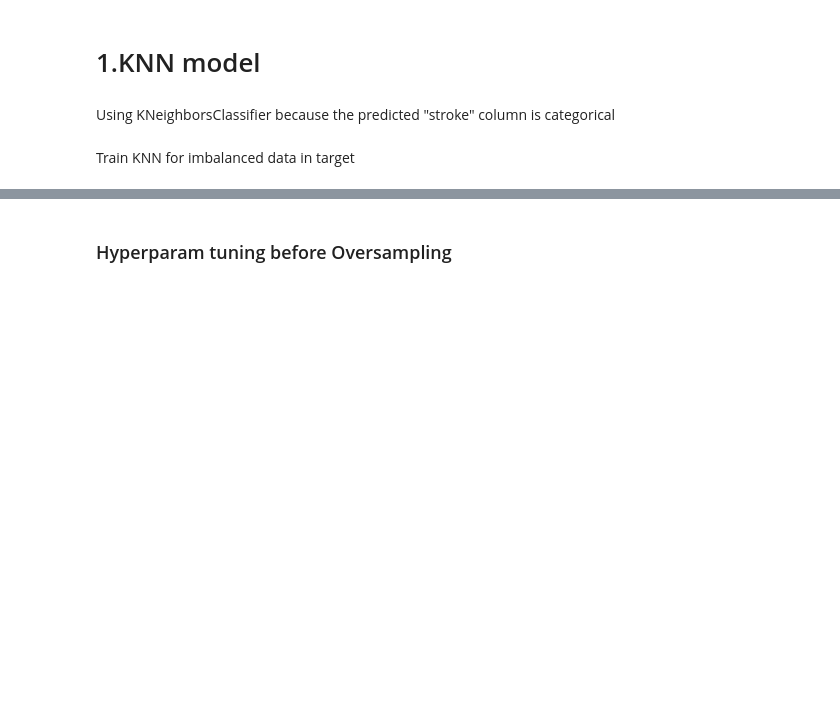
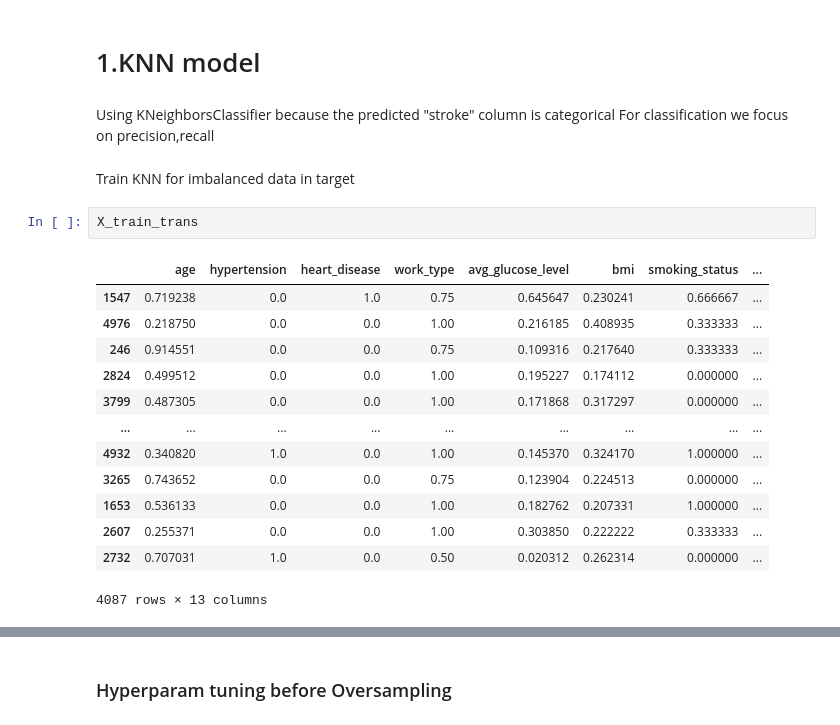
Before and after one commit to Egbe34/ML-Project, a Jupyter notebook: notebooks/robert_ml_101.ipynb, the cells around one changed output, grey strips where cells are left out. Drawn from its saved outputs; the diff is of its cells as text; blank space fills up the shorter version.

```diff
--- a/notebooks/robert_ml_101.ipynb
+++ b/notebooks/robert_ml_101.ipynb
@@ -209,8 +209,25 @@ Name: count, dtype: int64
 # 1.KNN model
 # %% [markdown]
 Using KNeighborsClassifier because the predicted "stroke" column is categorical
+For classification we focus on precision,recall
 # %% [markdown]
 Train KNN for imbalanced data in target
+# %%
+X_train_trans
+# %% [output]
+|  | age | hypertension | heart_disease | work_type | avg_glucose_level | bmi | smoking_status | ... |
+| 1547 | 0.719238 | 0.0 | 1.0 | 0.75 | 0.645647 | 0.230241 | 0.666667 | ... |
+| 4976 | 0.218750 | 0.0 | 0.0 | 1.00 | 0.216185 | 0.408935 | 0.333333 | ... |
+| 246 | 0.914551 | 0.0 | 0.0 | 0.75 | 0.109316 | 0.217640 | 0.333333 | ... |
+| 2824 | 0.499512 | 0.0 | 0.0 | 1.00 | 0.195227 | 0.174112 | 0.000000 | ... |
+| 3799 | 0.487305 | 0.0 | 0.0 | 1.00 | 0.171868 | 0.317297 | 0.000000 | ... |
+| ... | ... | ... | ... | ... | ... | ... | ... | ... |
+| 4932 | 0.340820 | 1.0 | 0.0 | 1.00 | 0.145370 | 0.324170 | 1.000000 | ... |
+| 3265 | 0.743652 | 0.0 | 0.0 | 0.75 | 0.123904 | 0.224513 | 0.000000 | ... |
+| 1653 | 0.536133 | 0.0 | 0.0 | 1.00 | 0.182762 | 0.207331 | 1.000000 | ... |
+| 2607 | 0.255371 | 0.0 | 0.0 | 1.00 | 0.303850 | 0.222222 | 0.333333 | ... |
+| 2732 | 0.707031 | 1.0 | 0.0 | 0.50 | 0.020312 | 0.262314 | 0.000000 | ... |
+4087 rows × 13 columns
 # %%
 knn = KNeighborsClassifier()
 knn.fit(X_train_trans, y_train)
```
Also changed, not shown: parts of 7 cells of this notebook, 4 other files.
